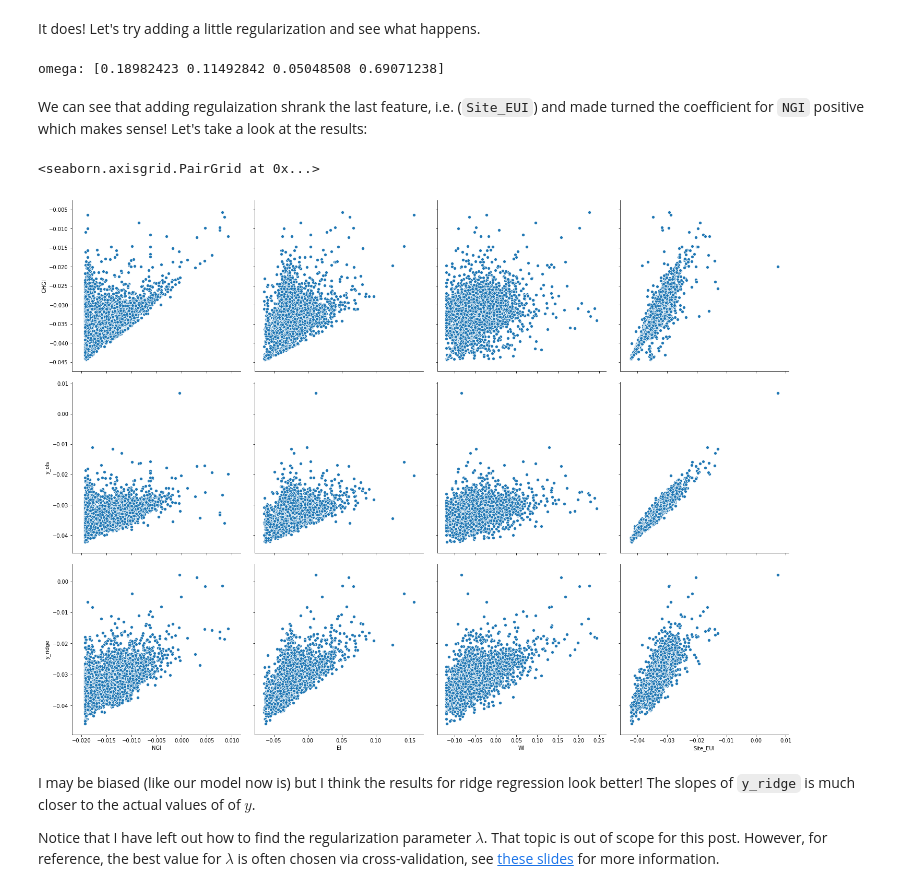
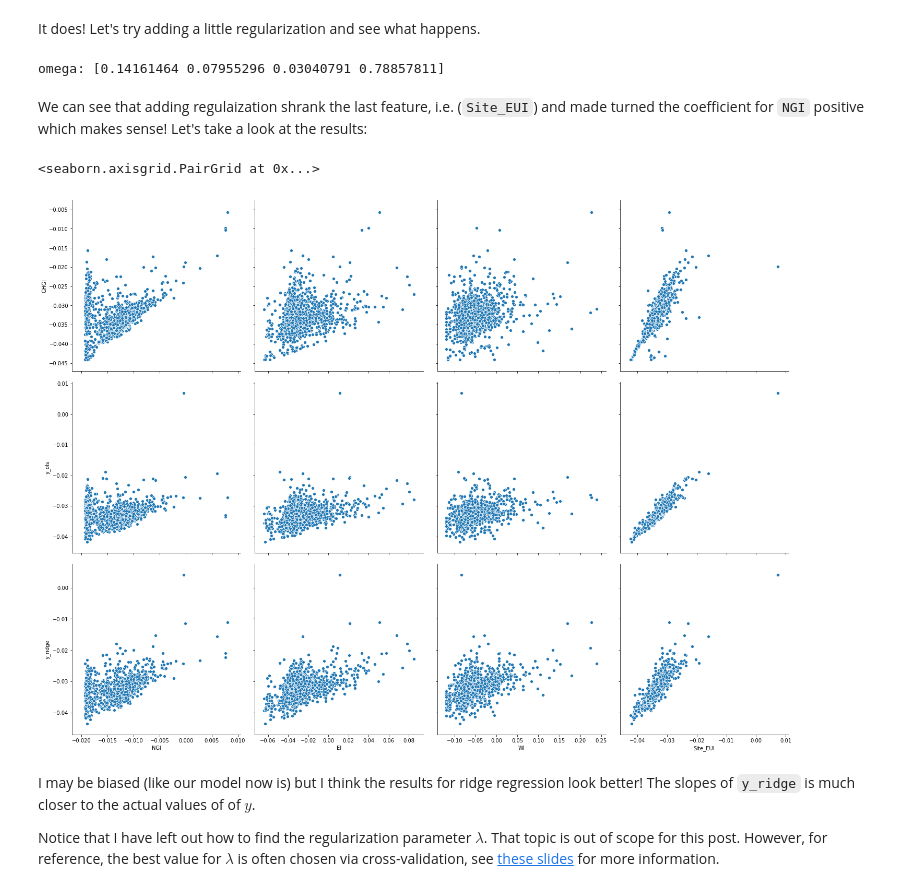
Before and after one commit to mdh266/CompLinearAlgebraML, a Jupyter notebook: Blogpost.ipynb, the cells around one changed output. Cells and saved outputs as stored; diff of their text form; code cells hidden in the pictures.

Commit message:
fixing train test

```diff
--- a/Blogpost.ipynb
+++ b/Blogpost.ipynb
@@ -184,30 +189,24 @@ Our target variable then is the `GHGI` and design matrix becomes the rest of the
 # %%
 import numpy as np
-from sklearn.model_selection import  train_test_split
-
 
 # Design matrix
-X = df[['NGI','EI','WI','Site_EUI']]
+X = df_train[['NGI','EI','WI','Site_EUI']].values
 
 # Target vector
-y = df[["GHGI"]]#.values[:,0]
+y = df_train[["GHGI"]].values[:,0]
 
+# Design matrix
+X_test  = df_test[['NGI','EI','WI','Site_EUI']].values
 
-X_train, X_test, y_train, y_test = train_test_split(X, y, test_size=0.20, random_state=42)
-
-X       = X_train.values
-y       = y_train.values[:,0]
-X_test  = X_test.values
-y_test  = y_test.values[:,0]
+# Target vector
+y_test  = df_test[["GHGI"]].values[:,0]
 
 print("X = \n", X)
 print()
 print("X.shape = ", X.shape)
 print()
-print("X_test.shape = ", X_test.shape)
-print()
 print("y = \n", y)
 print()
-print("y.shape = ", X.shape)
+print("X_test.shape = ", X_test.shape)
 # %% [output]
 X =
@@ -445,7 +442,7 @@ array([[ 0.79421063,  1.44654192,  2.97180523,  1.83868809],
 Then use the matrix $L$ to solve the normal equations using SciPy's [solve_triangular](https://github.com/scipy/scipy/blob/v1.3.3/scipy/linalg/basic.py#L261) (which solves a lower/upper linear system).  This function directly calls [LAPACK's](http://www.icl.utk.edu/~mgates3/docs/lapack.html#trtrs) implementation of forward/backward substitution:
 # %%
 # solve for the coefficents
-z     = sp.linalg.solve_triangular(L,   X_t.dot(y_train), lower=True)
+z     = sp.linalg.solve_triangular(L,   X_t.dot(y), lower=True)
 omega = sp.linalg.solve_triangular(L.T, z, lower=False)
 
 print(f"omega : {omega}")
@@ -455,9 +452,9 @@ omega : [-0.23036867  0.03357393  0.01430953  1.01959295]
 We can now get the predicted values from $\hat{y} \, = \, X \hat{\boldsymbol \omega}$ and plot the results against the true values:
 # %%
 # Get the in sample predicted values
-df["y_ols"] = X.dot(omega)
+df_test["y_ols"] = X_test.dot(omega)
 
-sns.pairplot(df,
+sns.pairplot(df_test,
              x_vars=['NGI','EI','WI','Site_EUI'],
              y_vars=['GHGI','y_ols'],
              kind = 'scatter',
@@ -686,23 +683,23 @@ omega:  [-0.21897599  0.03340623  0.01382607  1.01576187]
 # %% [markdown]
 It does! Let's try adding a little regularization and see what happens.
 # %%
-omega = ridge_svd(X, y, 0.3)
+omega = ridge_svd(X, y, 0.1)
 print(f"omega: {omega}")
 # %% [output]
-omega: [0.18982423 0.11492842 0.05048508 0.69071238]
+omega: [0.14161464 0.07955296 0.03040791 0.78857811]
 # %% [markdown]
 We can see that adding regulaization shrank the last feature, i.e. (`Site_EUI`) and made turned the coefficient for `NGI` positive which makes sense!  Let's take a look at the results:
 # %%
-df["y_ridge"] = X.dot(omega)
+df_test["y_ridge"] = X_test.dot(omega)
 
-sns.pairplot(df,
+sns.pairplot(df_test,
              x_vars=['NGI','EI','WI','Site_EUI'],
              y_vars=['GHGI','y_ols','y_ridge'],
              kind = 'scatter',
              height=5)
 # %% [output]
 <seaborn.axisgrid.PairGrid at 0x...>
-[figure, old version]
+[figure, new version]
 # %% [markdown]
 I may be biased (like our model now is) but I think the results for ridge regression look better!  The slopes of `y_ridge` is much closer to the actual values of of $y$.
 
```
Also changed, not shown: parts of 15 cells of this notebook.
